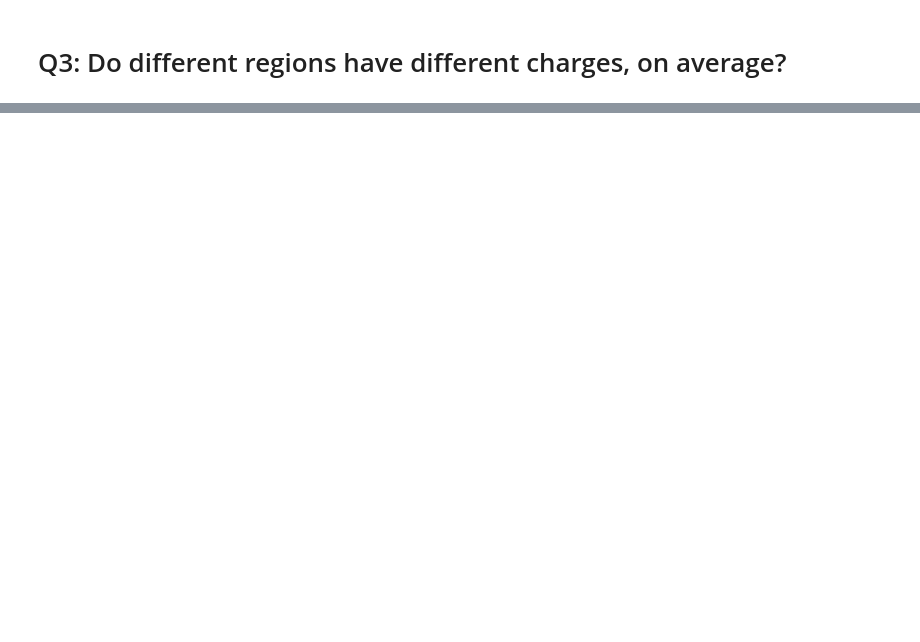
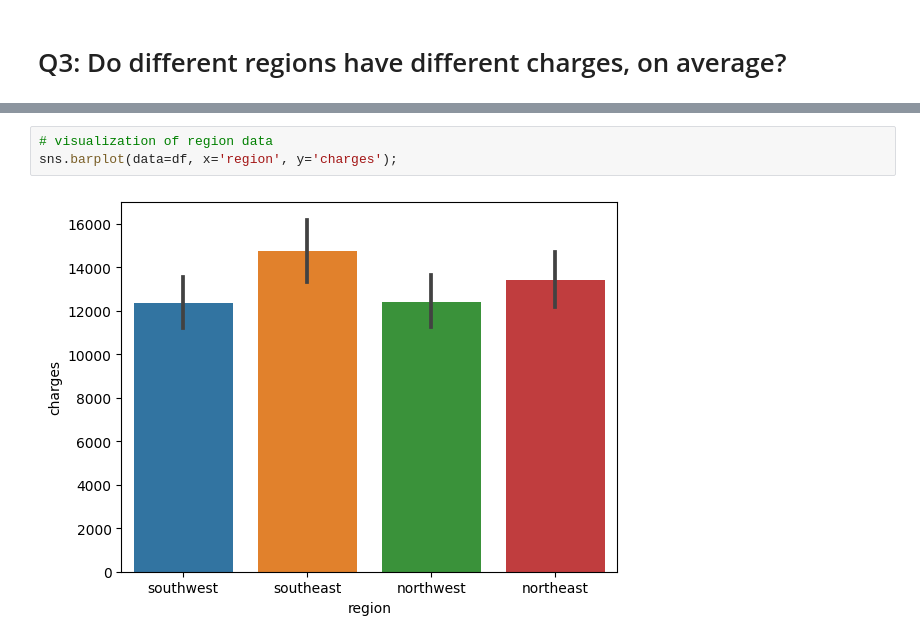
Before and after one commit to dvisionst/Hypothesis_Testing_Insurance_Data_Core, a Jupyter notebook: main.ipynb, the cells around one changed output, grey strips where cells are left out. Cells and saved outputs as stored; diff of their text form; blank space fills up the shorter version.

```diff
--- a/main.ipynb
+++ b/main.ipynb
@@ -261,0 +384,5 @@ Therefore, which test is appropriate? 2 Sample T-Test
+# %%
+# visualization of region data
+sns.barplot(data=df, x='region', y='charges');
+# %% [output]
+[figure, added]
```
Also changed, not shown: parts of 18 cells of this notebook.
